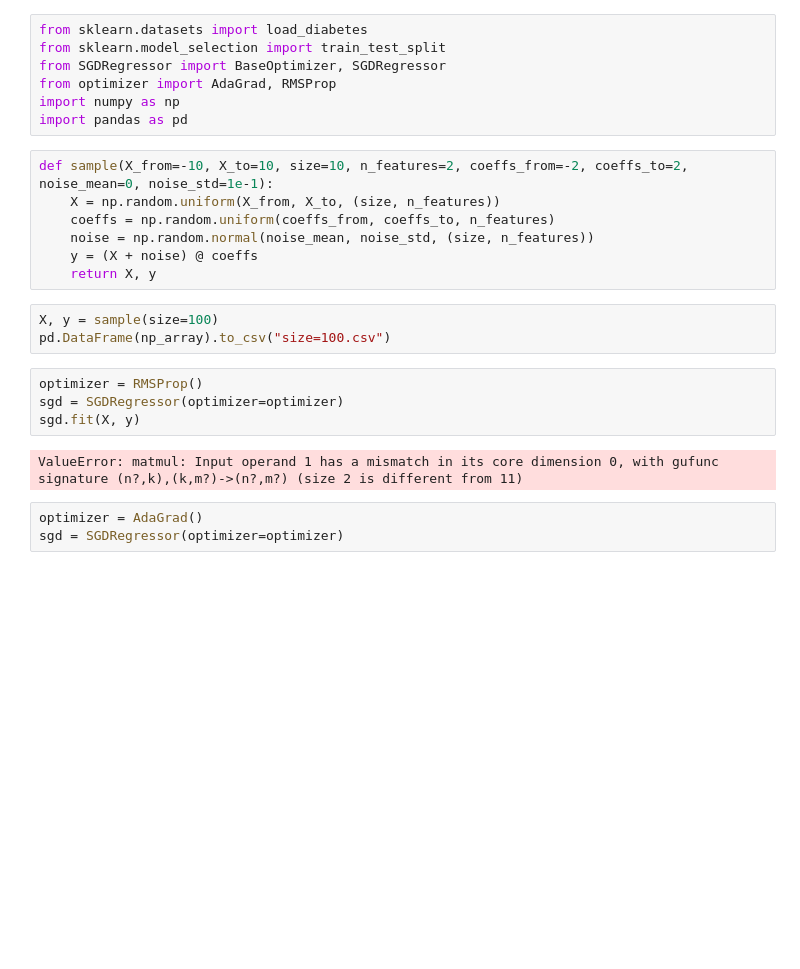
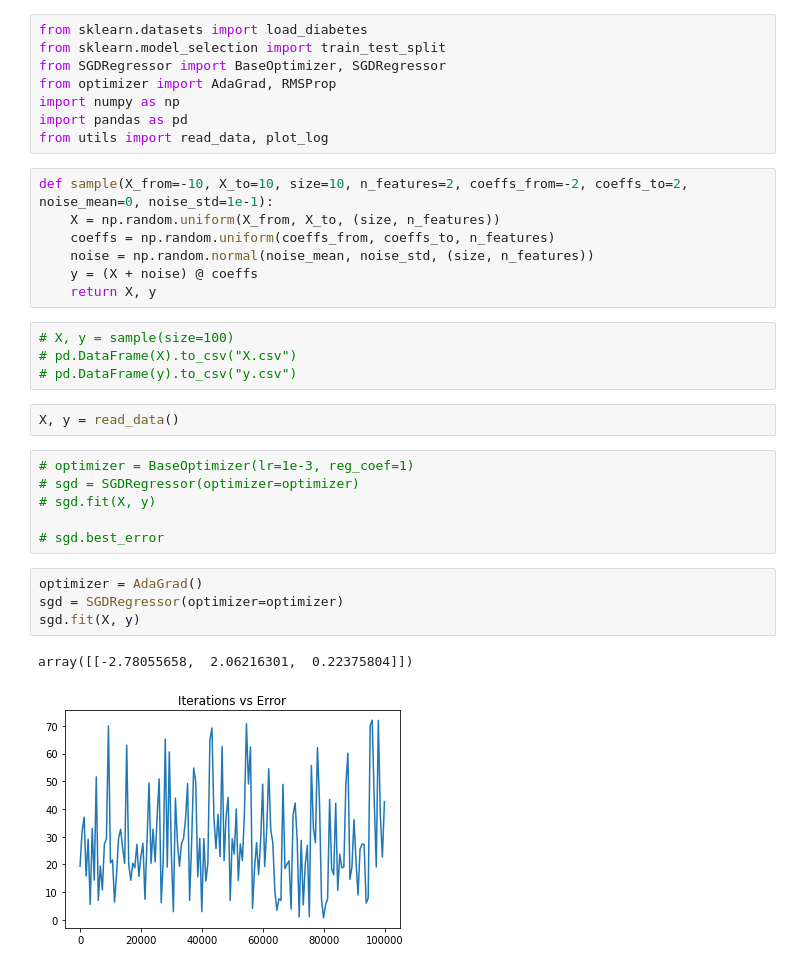
Before and after one commit to sashapff/optimization-methods, a Jupyter notebook: lab2/sashapff.ipynb, the cells around one changed output. Cells and saved outputs as stored; diff of their text form; blank space fills up the shorter version.

```diff
--- a/lab2/sashapff.ipynb
+++ b/lab2/sashapff.ipynb
@@ -5,6 +5,7 @@ from SGDRegressor import BaseOptimizer, SGDRegressor
 from optimizer import AdaGrad, RMSProp
 import numpy as np
 import pandas as pd
+from utils import read_data, plot_log
 # %%
 def sample(X_from=-10, X_to=10, size=10, n_features=2, coeffs_from=-2, coeffs_to=2, noise_mean=0, noise_std=1e-1):
     X = np.random.uniform(X_from, X_to, (size, n_features))
@@ -13,14 +14,21 @@ def sample(X_from=-10, X_to=10, size=10, n_features=2, coeffs_from=-2, coeffs_to
     y = (X + noise) @ coeffs
     return X, y
 # %%
-X, y = sample(size=100)
-pd.DataFrame(np_array).to_csv("size=100.csv")
+# X, y = sample(size=100)
+# pd.DataFrame(X).to_csv("X.csv")
+# pd.DataFrame(y).to_csv("y.csv")
+# %%
+X, y = read_data()
+# %%
+# optimizer = BaseOptimizer(lr=1e-3, reg_coef=1)
+# sgd = SGDRegressor(optimizer=optimizer)
+# sgd.fit(X, y)
+
+# sgd.best_error
 # %%
-optimizer = RMSProp()
+optimizer = AdaGrad()
 sgd = SGDRegressor(optimizer=optimizer)
 sgd.fit(X, y)
 # %% [output]
-ValueError: matmul: Input operand 1 has a mismatch in its core dimension 0, with gufunc signature (n?,k),(k,m?)->(n?,m?) (size 2 is different from 11)
+array([[-2.78055658,  2.06216301,  0.22375804]])
+[figure, added]
-# %%
-optimizer = AdaGrad()
-sgd = SGDRegressor(optimizer=optimizer)
```
Also changed, not shown: 1 other file.
